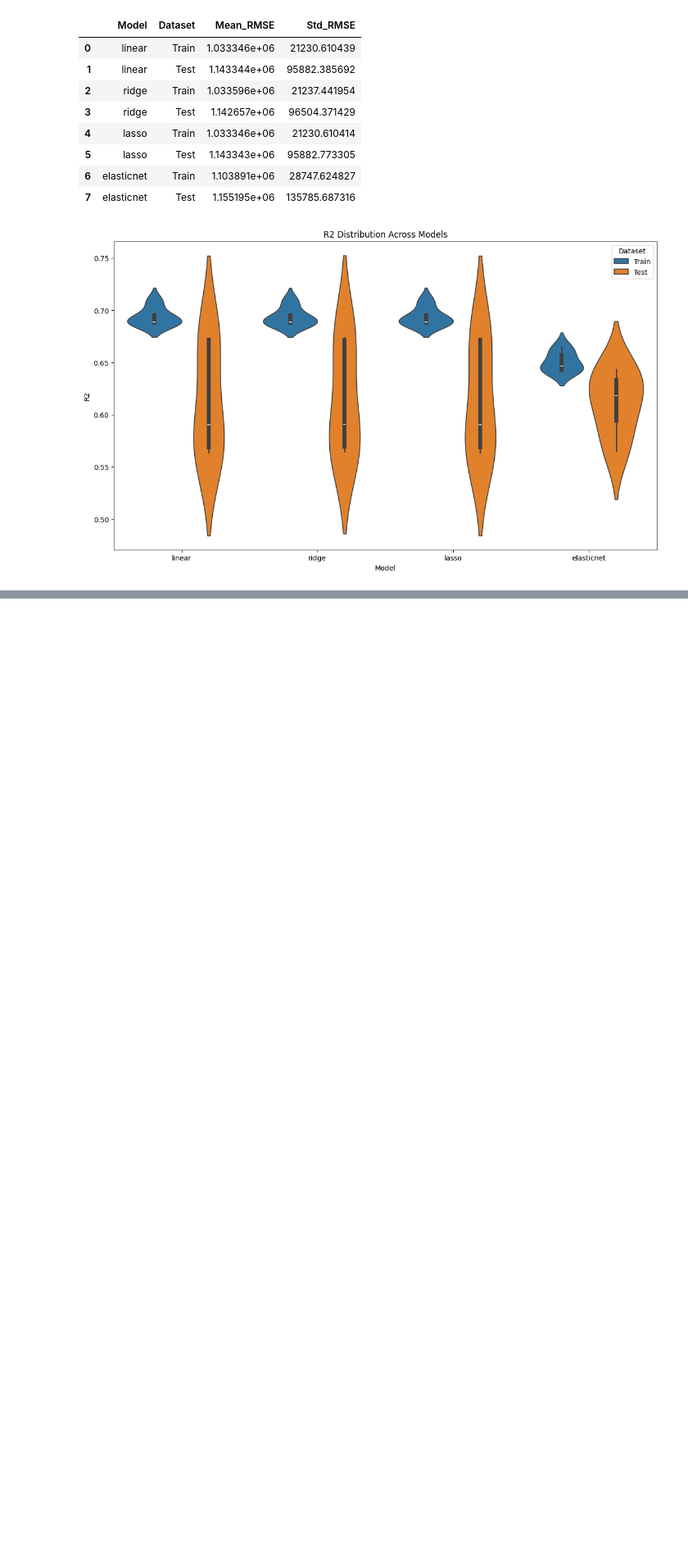
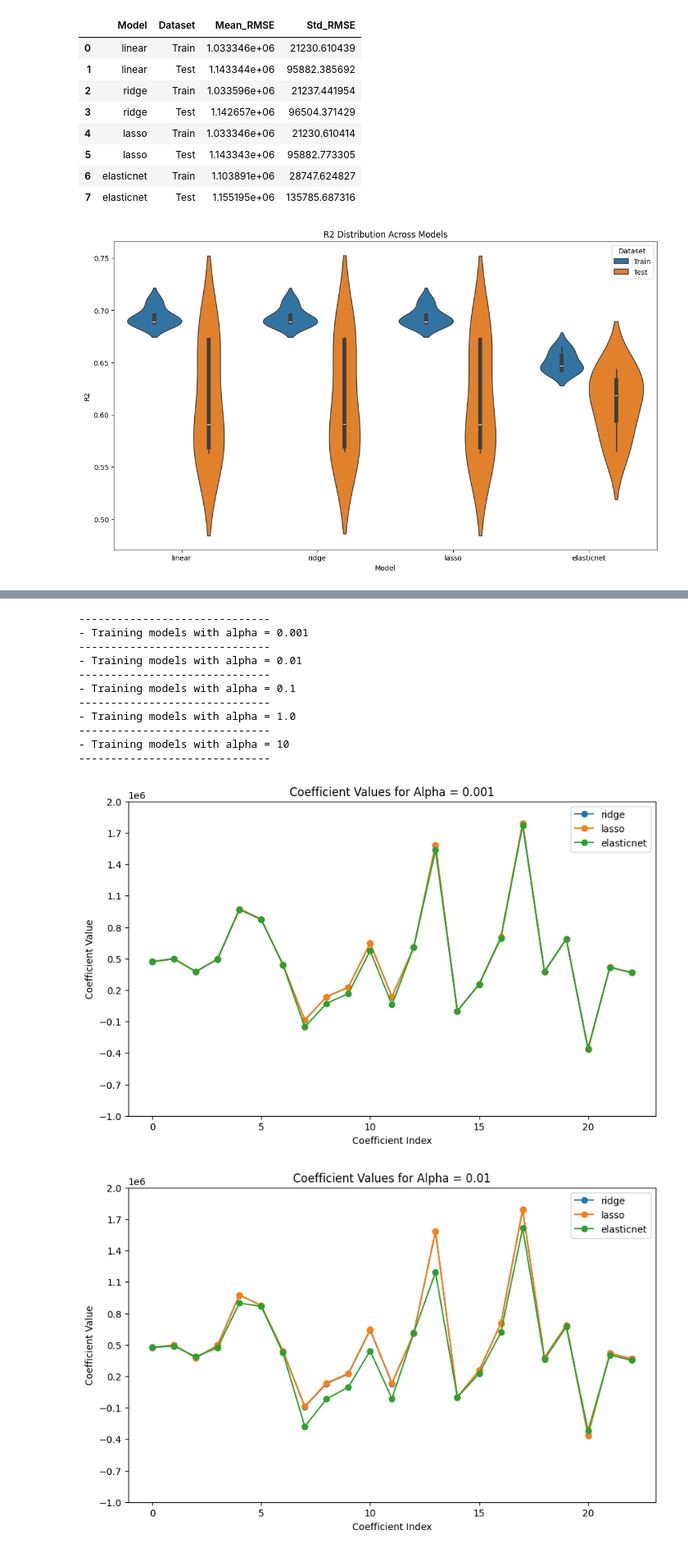
Before and after one commit to Silvano315/Prediction-model-for-a-real-estate-market, a Jupyter notebook: prediction_model.ipynb, the cells around one changed output, grey strips where cells are left out. Shown at 82% size. Cells and saved outputs as stored; diff of their text form; code cells hidden in the pictures; blank space fills up the shorter version.

```diff
--- a/prediction_model.ipynb
+++ b/prediction_model.ipynb
@@ -430,0 +435,19 @@ results_viz.plot_residuals_and_scatter(y_test, y_test_pred, model_type=model, da
+# %%
+# plot coefficients for regression models vs alpha values
+
+alpha_values = [0.001, 0.01, 0.1, 1.0, 10]
+results_viz.plot_coefficients_vs_alpha(X_train_scaled, y_train, X_test_scaled, y_test, alpha_values, l1_ratio=0.5)
+# %% [output]
+------------------------------
+- Training models with alpha = 0.001
+------------------------------
+- Training models with alpha = 0.01
+------------------------------
+- Training models with alpha = 0.1
+------------------------------
+- Training models with alpha = 1.0
+------------------------------
+- Training models with alpha = 10
+------------------------------
+[figure, added]
+[figure, added]
```
Also changed, not shown: parts of 4 cells of this notebook.
